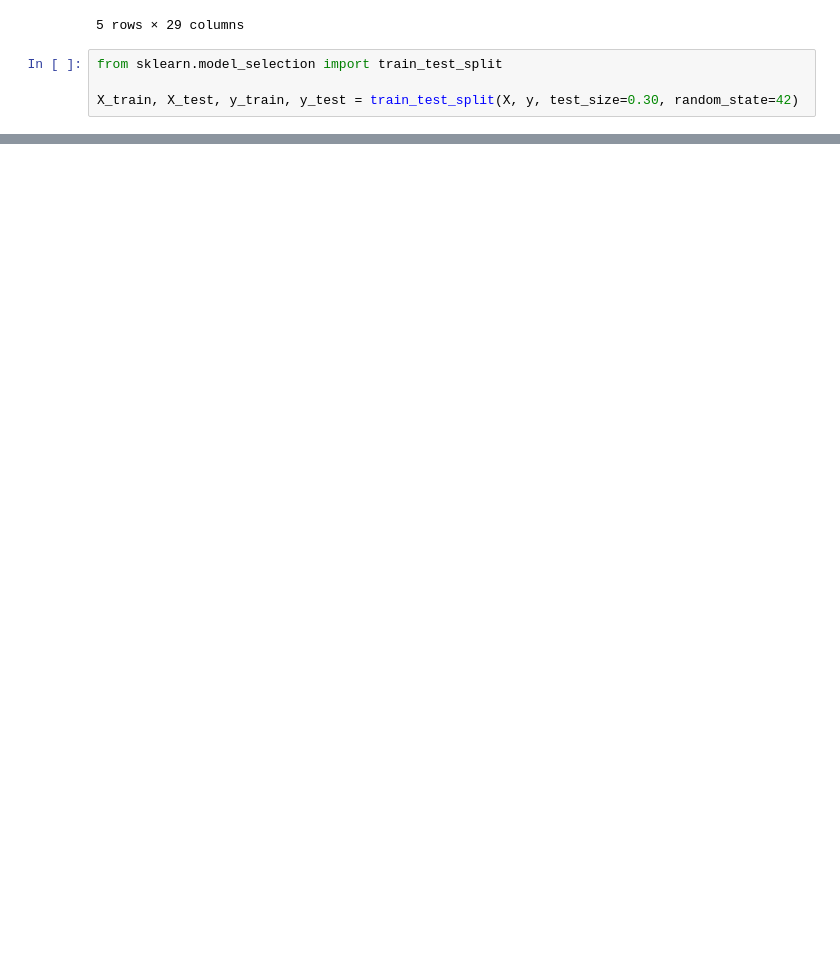
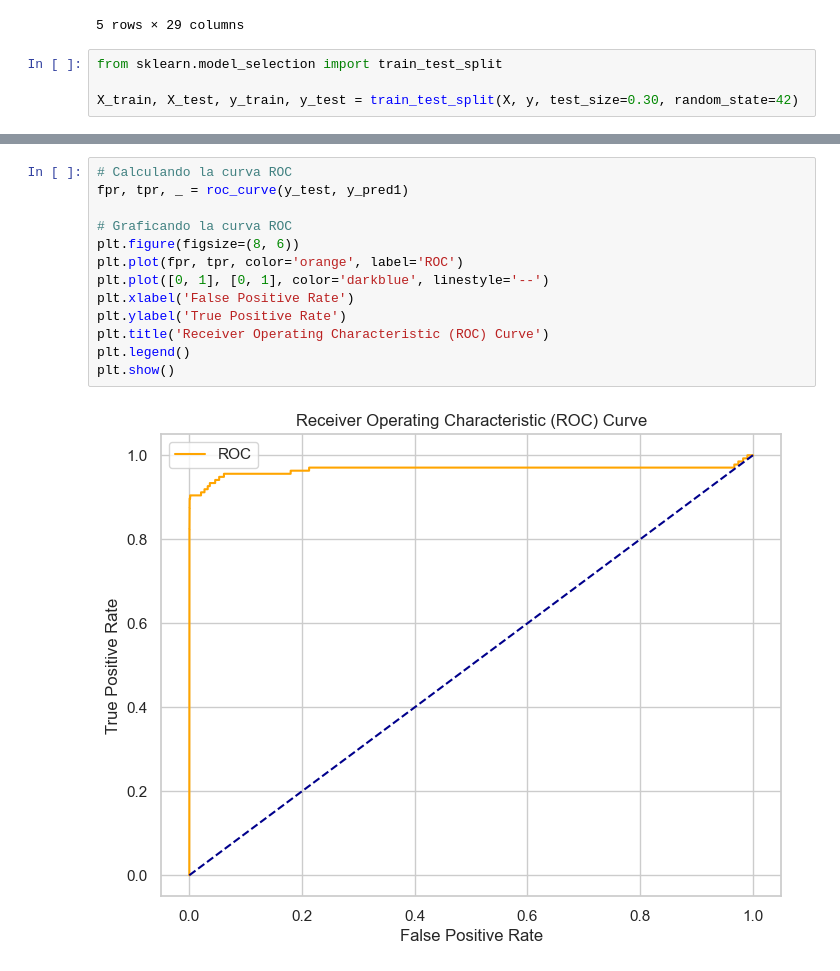
Before and after one commit to Estef072/CreditCardFraudDetection, a Jupyter notebook: ProyectoCardFraudV2.ipynb, the cells around one changed output, grey strips where cells are left out. Drawn from its saved outputs; the diff is of its cells as text; blank space fills up the shorter version.

```diff
--- a/ProyectoCardFraudV2.ipynb
+++ b/ProyectoCardFraudV2.ipynb
@@ -314,3 +253,18 @@ weighted avg       1.00      0.96      0.98     85443
+# %%
+# Calculando la curva ROC
+fpr, tpr, _ = roc_curve(y_test, y_pred1)
+
+# Graficando la curva ROC
+plt.figure(figsize=(8, 6))
+plt.plot(fpr, tpr, color='orange', label='ROC')
+plt.plot([0, 1], [0, 1], color='darkblue', linestyle='--')
+plt.xlabel('False Positive Rate')
+plt.ylabel('True Positive Rate')
+plt.title('Receiver Operating Characteristic (ROC) Curve')
+plt.legend()
+plt.show()
+# %% [output]
+[figure, added]
 # %%
 import pandas as pd
 from sklearn.model_selection import train_test_split
```
Also changed, not shown: parts of 24 cells of this notebook.
